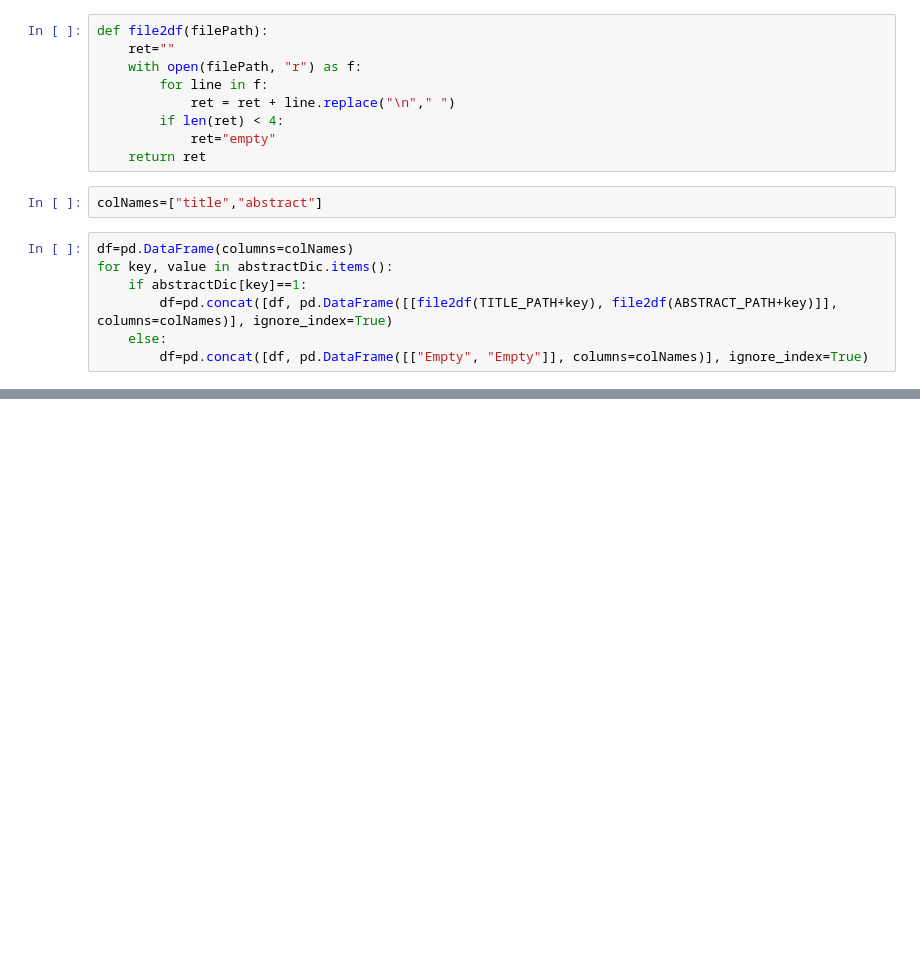
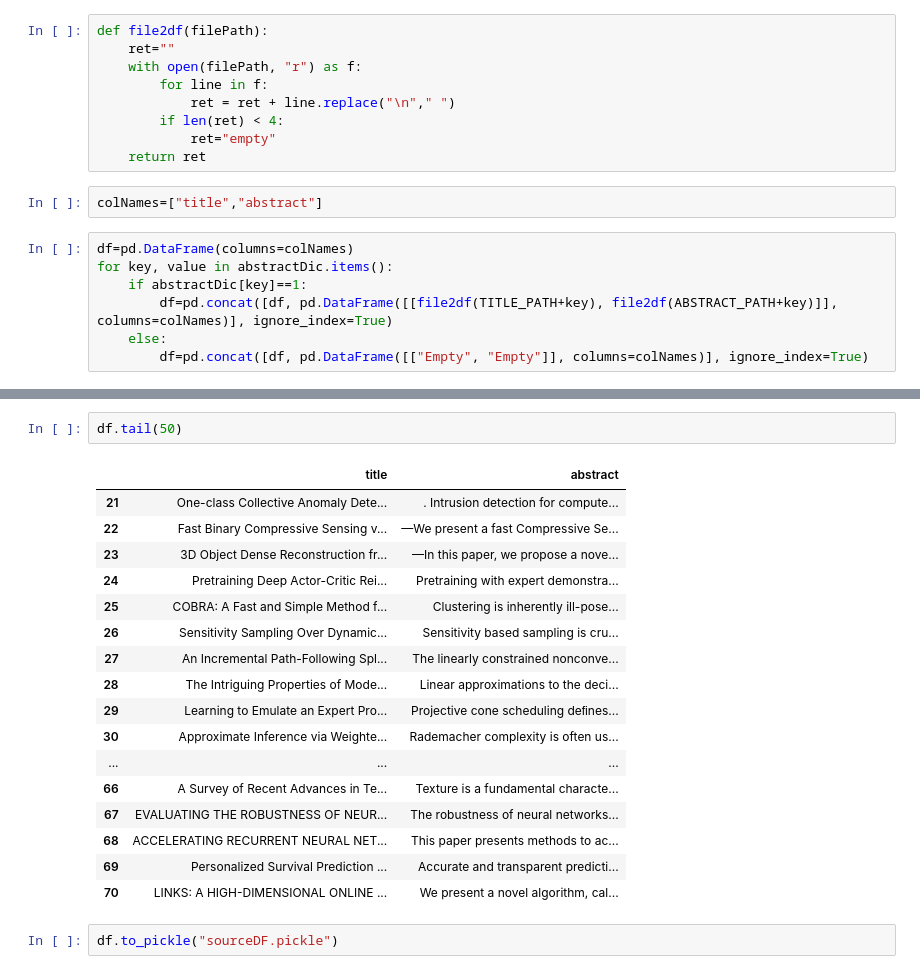
Before and after one commit to modulabs/DeepNLP, a Jupyter notebook: SummaryBot/EDA/cwjun/JoinData.ipynb, the cells around one changed output, grey strips where cells are left out. Drawn from its saved outputs; the diff is of its cells as text; blank space fills up the shorter version.

```diff
--- a/SummaryBot/EDA/cwjun/JoinData.ipynb
+++ b/SummaryBot/EDA/cwjun/JoinData.ipynb
@@ -61,0 +144,22 @@ df
+# %%
+df.tail(50)
+# %% [output]
+|  | title | abstract |
+| 21 | One-class Collective Anomaly Dete... | . Intrusion detection for compute... |
+| 22 | Fast Binary Compressive Sensing v... | —We present a fast Compressive Se... |
+| 23 | 3D Object Dense Reconstruction fr... | —In this paper, we propose a nove... |
+| 24 | Pretraining Deep Actor-Critic Rei... | Pretraining with expert demonstra... |
+| 25 | COBRA: A Fast and Simple Method f... | Clustering is inherently ill-pose... |
+| 26 | Sensitivity Sampling Over Dynamic... | Sensitivity based sampling is cru... |
+| 27 | An Incremental Path-Following Spl... | The linearly constrained nonconve... |
+| 28 | The Intriguing Properties of Mode... | Linear approximations to the deci... |
+| 29 | Learning to Emulate an Expert Pro... | Projective cone scheduling deﬁnes... |
+| 30 | Approximate Inference via Weighte... | Rademacher complexity is often us... |
+| ... | ... | ... |
+| 66 | A Survey of Recent Advances in Te... | Texture is a fundamental characte... |
+| 67 | EVALUATING THE ROBUSTNESS OF NEUR... | The robustness of neural networks... |
+| 68 | ACCELERATING RECURRENT NEURAL NET... | This paper presents methods to ac... |
+| 69 | Personalized Survival Prediction ... | Accurate and transparent predicti... |
+| 70 | LINKS: A HIGH-DIMENSIONAL ONLINE ... | We present a novel algorithm, cal... |
+# %%
+df.to_pickle("sourceDF.pickle")
```
Also changed, not shown: parts of 7 cells of this notebook, 1 other file.
